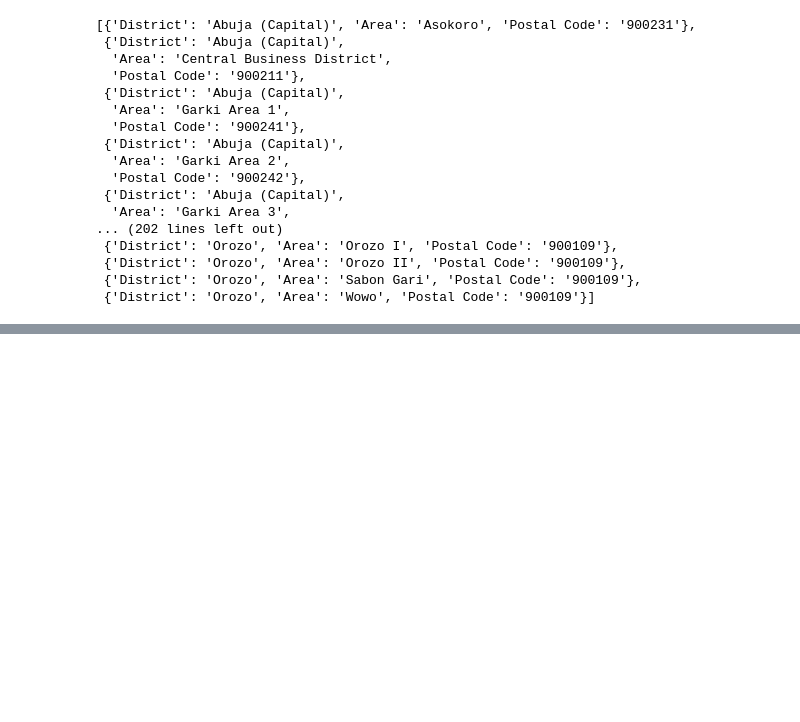
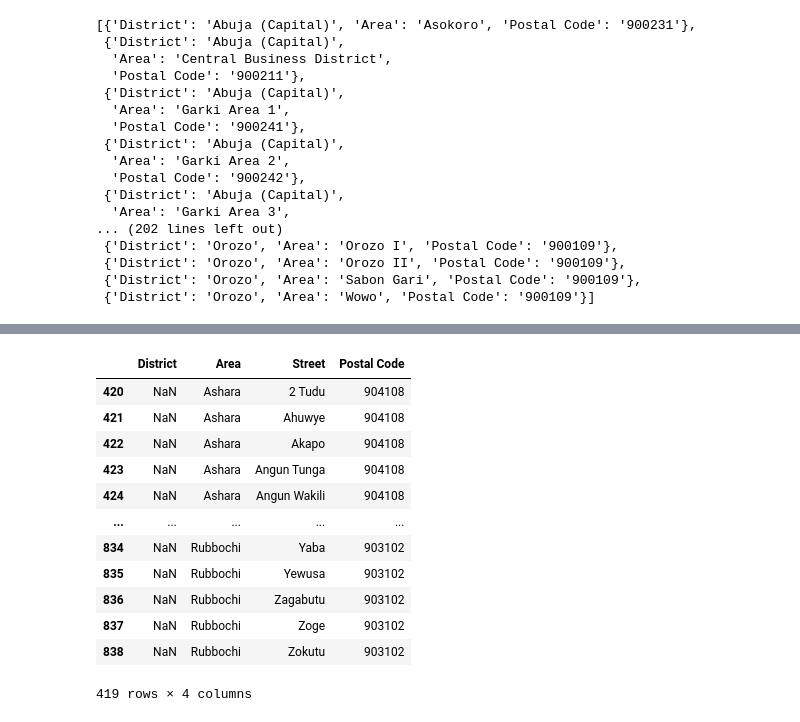
Before and after one commit to denironyx/postalcode, a Jupyter notebook: scripts/postal_code.ipynb, the cells around one changed output, grey strips where cells are left out. Cells and saved outputs as stored; diff of their text form; code cells hidden in the pictures; blank space fills up the shorter version.

```diff
--- a/scripts/postal_code.ipynb
+++ b/scripts/postal_code.ipynb
@@ -233,0 +426,16 @@ data
+# %%
+df_final[df_final['District'].isna()]
+# %% [output]
+|  | District | Area | Street | Postal Code |
+| 420 | NaN | Ashara | 2 Tudu | 904108 |
+| 421 | NaN | Ashara | Ahuwye | 904108 |
+| 422 | NaN | Ashara | Akapo | 904108 |
+| 423 | NaN | Ashara | Angun Tunga | 904108 |
+| 424 | NaN | Ashara | Angun Wakili | 904108 |
+| ... | ... | ... | ... | ... |
+| 834 | NaN | Rubbochi | Yaba | 903102 |
+| 835 | NaN | Rubbochi | Yewusa | 903102 |
+| 836 | NaN | Rubbochi | Zagabutu | 903102 |
+| 837 | NaN | Rubbochi | Zoge | 903102 |
+| 838 | NaN | Rubbochi | Zokutu | 903102 |
+419 rows × 4 columns
```
Also changed, not shown: parts of 22 cells of this notebook.
